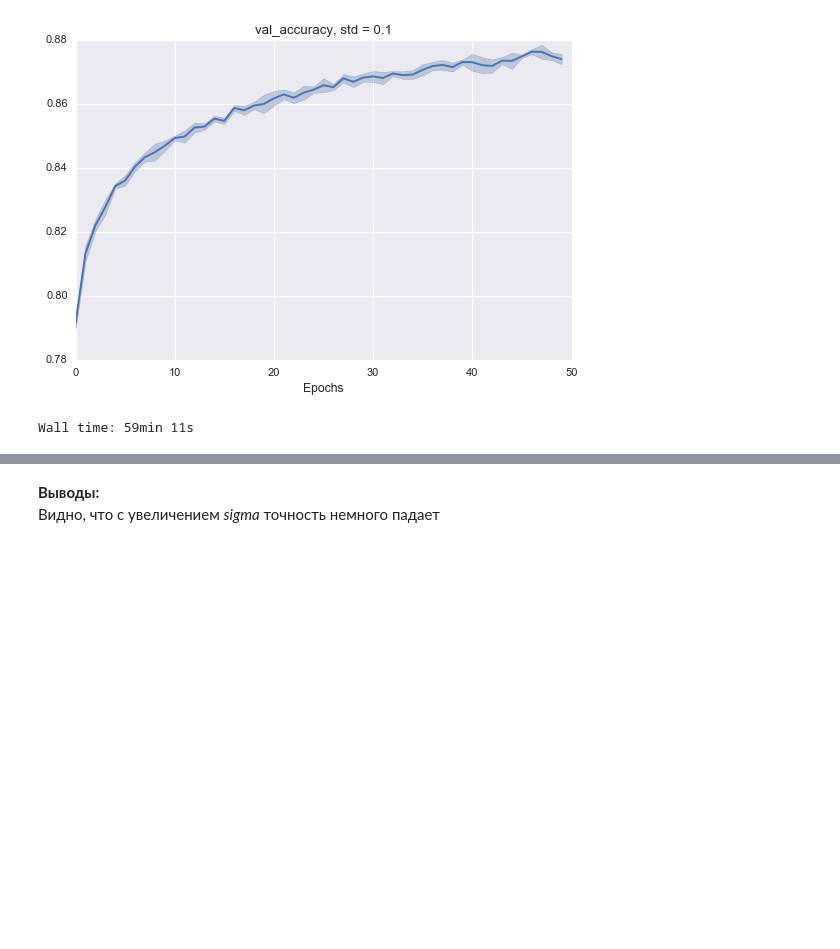
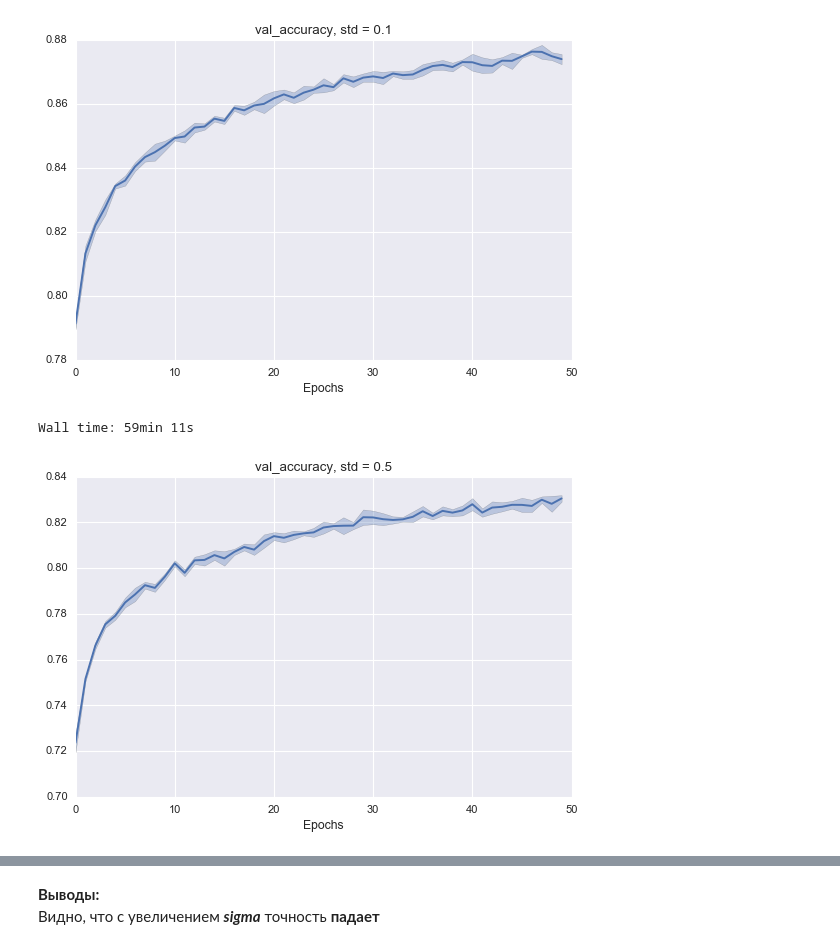
Before and after one commit to shereshevskiy/otus_deep_learning_dle-2020-04, a Jupyter notebook: month1/5_tensorflow_introduction/hw5_students_tensorflow_dle_homework_2020.ipynb, the cells around one changed output, grey strips where cells are left out. Drawn from its saved outputs; the diff is of its cells as text; code cells hidden in the pictures; blank space fills up the shorter version.

```diff
--- a/month1/5_tensorflow_introduction/hw5_students_tensorflow_dle_homework_2020.ipynb
+++ b/month1/5_tensorflow_introduction/hw5_students_tensorflow_dle_homework_2020.ipynb
@@ -425,3 +425,12 @@ for std in [0, 0.01, 0.05, 0.1]:
 [figure]
 [figure]
 Wall time: 59min 11s
+# %%
+%%time
+
+plt.style.use('seaborn')
+for std in [0.5]:
+    val_accuracies = get_val_accuracies(std, num=5, epochs=50)
+    plot_val_accuracies_means_stds(val_accuracies, std)
+# %% [output]
+[figure, added]
@@ -428,3 +438,3 @@ Wall time: 59min 11s
 # %% [markdown]
 **Выводы:**
-Видно, что с увеличением _sigma_ точность немного падает
+Видно, что с увеличением **_sigma_** точность **падает**
```
Also changed, not shown: parts of 1 cell of this notebook, 1 other file.
